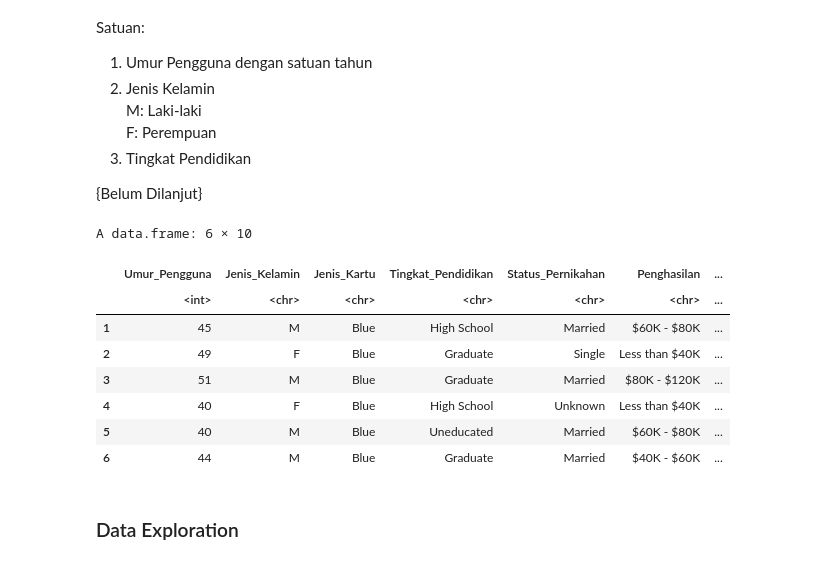
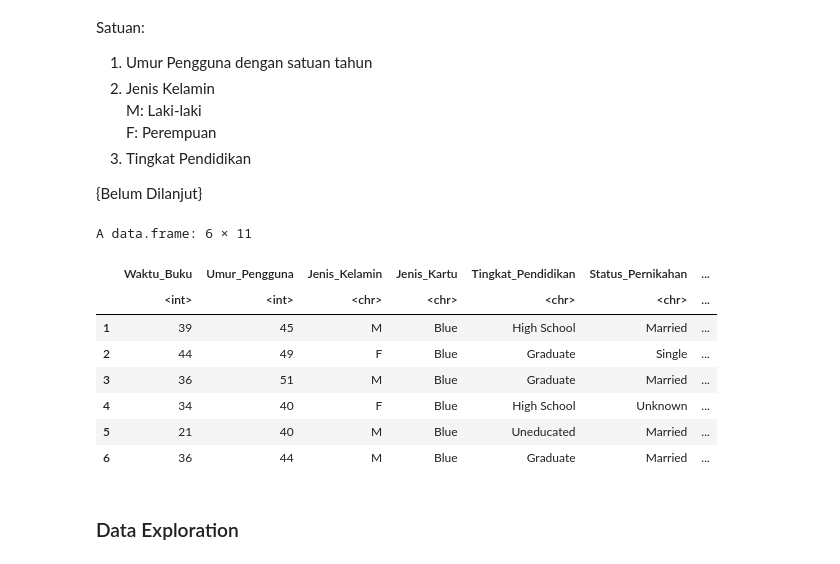
Before and after one commit to kaenova/Statistika_Tubes, a Jupyter notebook: Kaenova's Notebook.ipynb, the cells around one changed output. Drawn from its saved outputs; the diff is of its cells as text; code cells hidden in the pictures.

```diff
--- a/Kaenova's Notebook.ipynb
+++ b/Kaenova's Notebook.ipynb
@@ -87,28 +105,28 @@ Satuan:
 {Belum Dilanjut}
 # %%
 #Memindahkan ke dataframe baru
-wr <- data.frame("Umur_Pengguna" = df$Customer_Age,
+wr <- data.frame("Waktu_Buku" = df$Months_on_book,
+                 "Umur_Pengguna" = df$Customer_Age,
                  "Jenis_Kelamin" = df$Gender,
                  "Jenis_Kartu" = df$Card_Category,
                  "Tingkat_Pendidikan" = df$Education_Level,
                  "Status_Pernikahan" = df$Marital_Status,
                  "Penghasilan" = df$Income_Category,
                  "Limit_Kredit" = df$Credit_Limit,
                  "Besar_Transaksi" = df$Total_Trans_Amt,
                  "Banyak_Transaksi" = df$Total_Trans_Ct,
                  "Utilisasi" = df$Avg_Utilization_Ratio)
-
 head(wr)
 # %% [output]
-A data.frame: 6 × 10
+A data.frame: 6 × 11
-|  | Umur_Pengguna | Jenis_Kelamin | Jenis_Kartu | Tingkat_Pendidikan | Status_Pernikahan | Penghasilan | ... |
-|  | <int> | <chr> | <chr> | <chr> | <chr> | <chr> | ... |
-| 1 | 45 | M | Blue | High School | Married | $60K - $80K | ... |
-| 2 | 49 | F | Blue | Graduate | Single | Less than $40K | ... |
-| 3 | 51 | M | Blue | Graduate | Married | $80K - $120K | ... |
-| 4 | 40 | F | Blue | High School | Unknown | Less than $40K | ... |
-| 5 | 40 | M | Blue | Uneducated | Married | $60K - $80K | ... |
-| 6 | 44 | M | Blue | Graduate | Married | $40K - $60K | ... |
+|  | Waktu_Buku | Umur_Pengguna | Jenis_Kelamin | Jenis_Kartu | Tingkat_Pendidikan | Status_Pernikahan | ... |
+|  | <int> | <int> | <chr> | <chr> | <chr> | <chr> | ... |
+| 1 | 39 | 45 | M | Blue | High School | Married | ... |
+| 2 | 44 | 49 | F | Blue | Graduate | Single | ... |
+| 3 | 36 | 51 | M | Blue | Graduate | Married | ... |
+| 4 | 34 | 40 | F | Blue | High School | Unknown | ... |
+| 5 | 21 | 40 | M | Blue | Uneducated | Married | ... |
+| 6 | 36 | 44 | M | Blue | Graduate | Married | ... |
 # %% [markdown]
 <h3>Data Exploration</h3>
 # %% [markdown]
```
Also changed, not shown: parts of 26 cells of this notebook.
